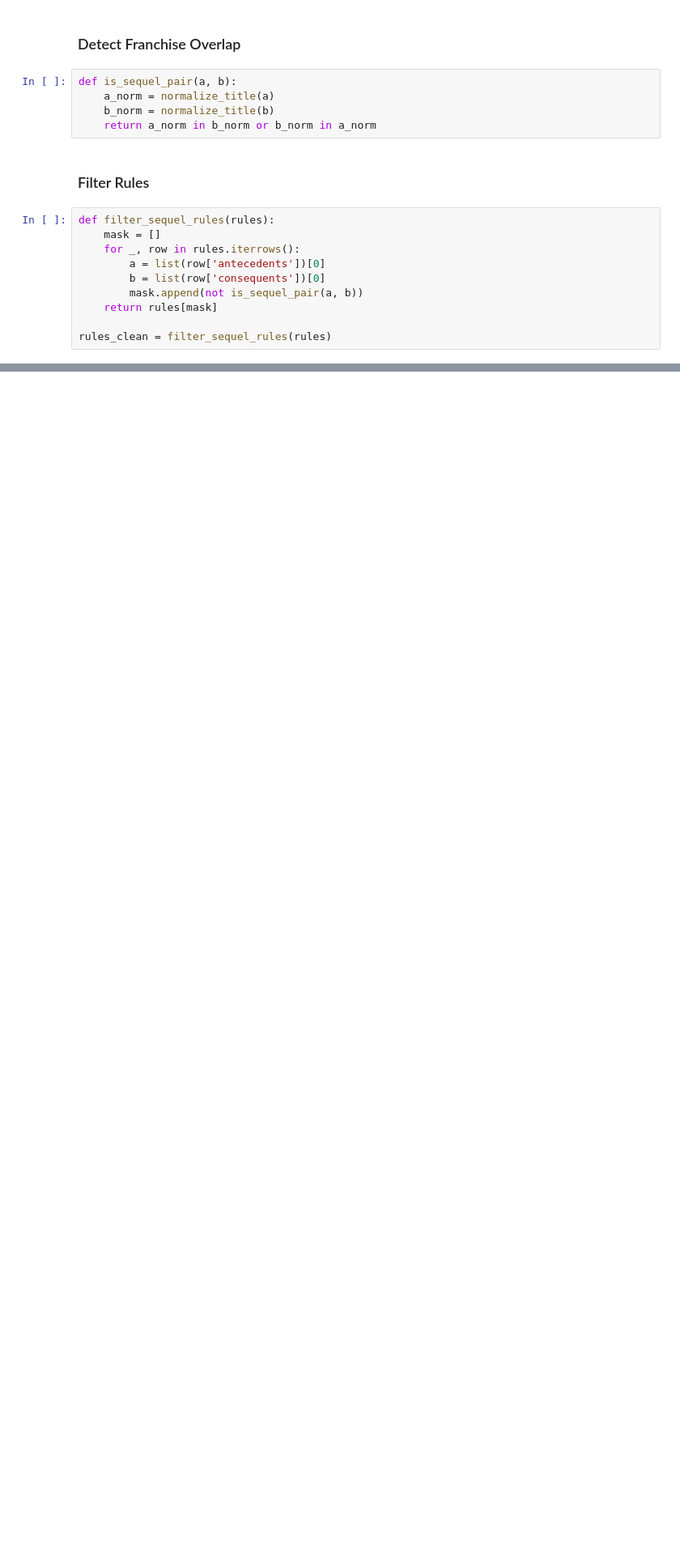
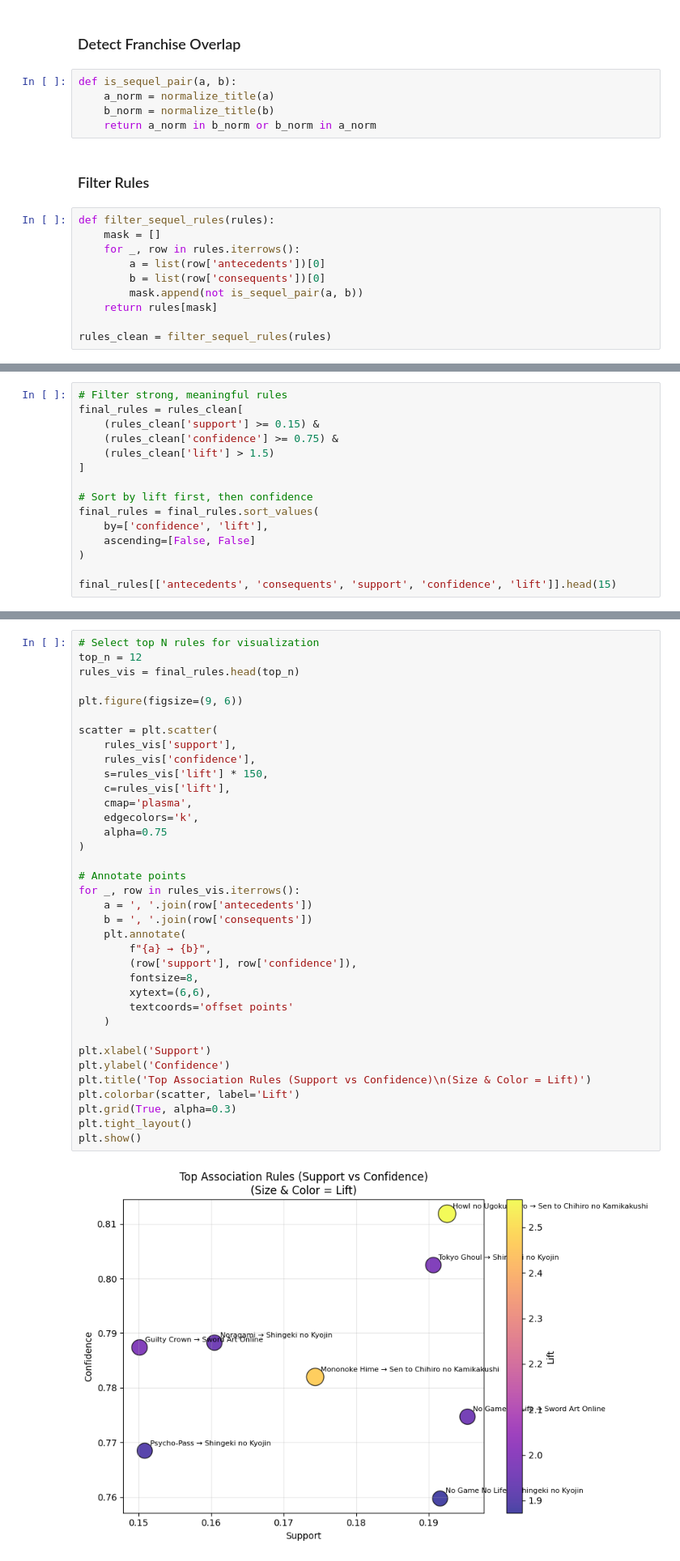
Before and after one commit to ChrisDJ07/CSC172-AssociationMining-Janiola, a Jupyter notebook: association_mining.ipynb, the cells around one changed output, grey strips where cells are left out. Shown: that part at 81% size. Drawn from its saved outputs; the diff is of its cells as text; blank space fills up the shorter version.

Commit message:
Updated README.md, proposal.md, added vis images

```diff
--- a/association_mining.ipynb
+++ b/association_mining.ipynb
@@ -329,0 +334,15 @@ plt.show()
+# %%
+# Filter strong, meaningful rules
+final_rules = rules_clean[
+    (rules_clean['support'] >= 0.15) &
+    (rules_clean['confidence'] >= 0.75) &
+    (rules_clean['lift'] > 1.5)
+]
+
+# Sort by lift first, then confidence
+final_rules = final_rules.sort_values(
+    by=['confidence', 'lift'],
+    ascending=[False, False]
+)
+
+final_rules[['antecedents', 'consequents', 'support', 'confidence', 'lift']].head(15)
@@ -329,0 +361,38 @@ plt.show()
+# %%
+# Select top N rules for visualization
+top_n = 12
+rules_vis = final_rules.head(top_n)
+
+plt.figure(figsize=(9, 6))
+
+scatter = plt.scatter(
+    rules_vis['support'],
+    rules_vis['confidence'],
+    s=rules_vis['lift'] * 150,
+    c=rules_vis['lift'],
+    cmap='plasma',
+    edgecolors='k',
+    alpha=0.75
+)
+
+# Annotate points
+for _, row in rules_vis.iterrows():
+    a = ', '.join(row['antecedents'])
+    b = ', '.join(row['consequents'])
+    plt.annotate(
+        f"{a} → {b}",
+        (row['support'], row['confidence']),
+        fontsize=8,
+        xytext=(6,6),
+        textcoords='offset points'
+    )
+
+plt.xlabel('Support')
+plt.ylabel('Confidence')
+plt.title('Top Association Rules (Support vs Confidence)\n(Size & Color = Lift)')
+plt.colorbar(scatter, label='Lift')
+plt.grid(True, alpha=0.3)
+plt.tight_layout()
+plt.show()
+# %% [output]
+[figure, added]
```
Also changed, not shown: parts of 10 cells of this notebook, 5 other files.
